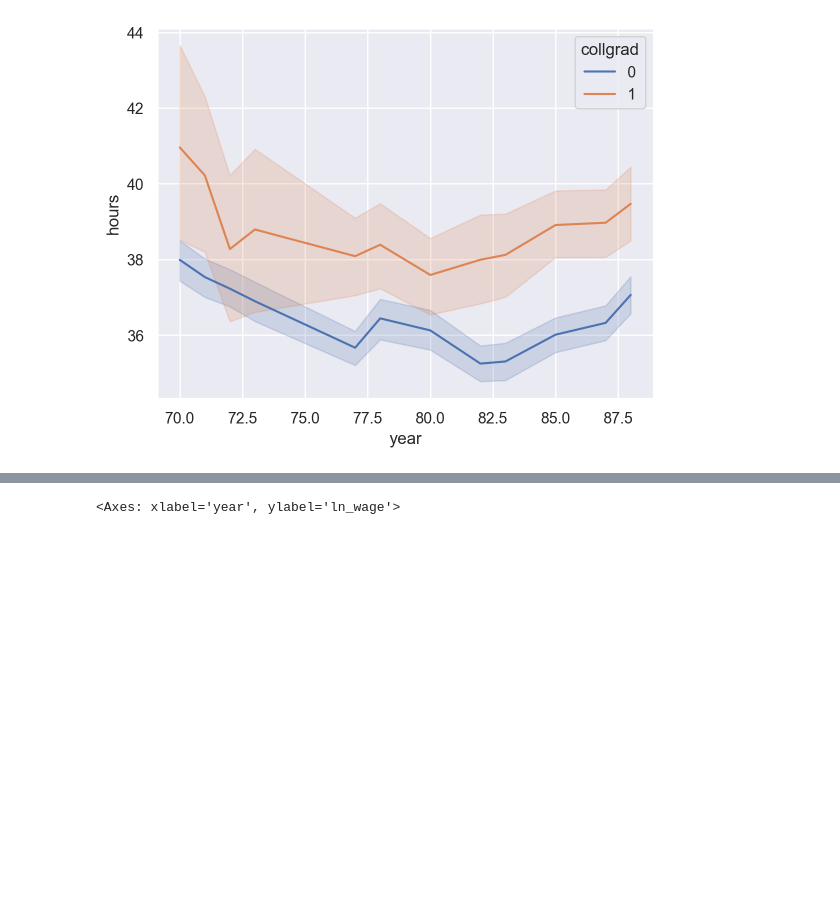
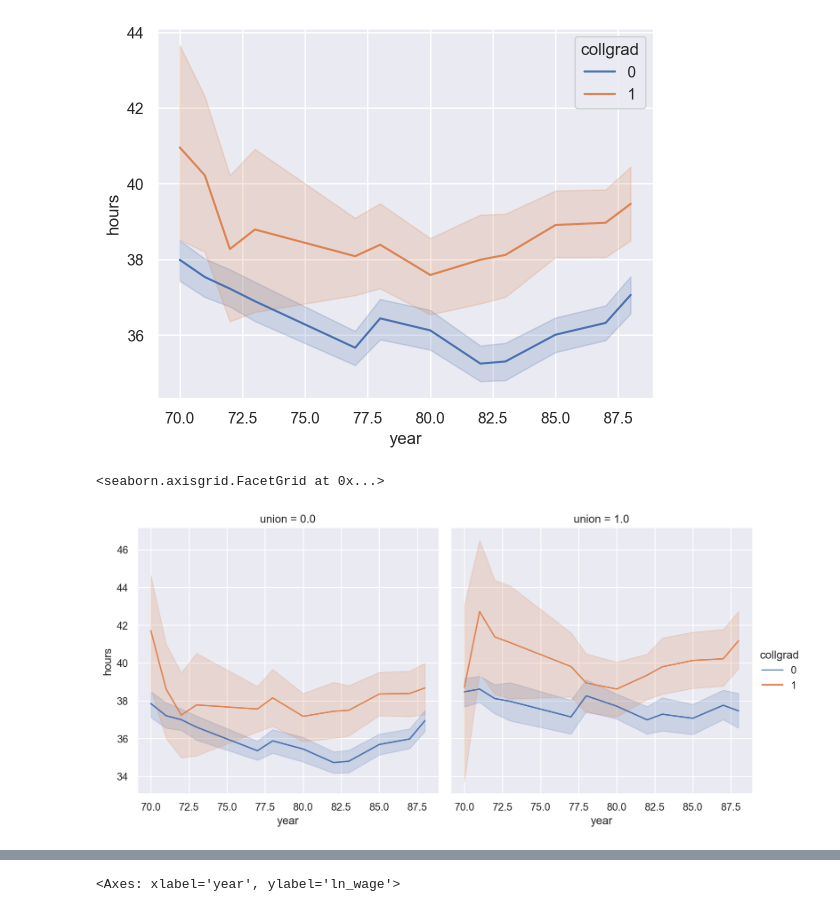
Before and after one commit to LUGOZZI/robot_judge_2023, a Jupyter notebook: homeworks/HW02.ipynb, the cells around one changed output, grey strips where cells are left out. Cells and saved outputs as stored; diff of their text form; code cells hidden in the pictures; blank space fills up the shorter version.

```diff
--- a/homeworks/HW02.ipynb
+++ b/homeworks/HW02.ipynb
@@ -134,6 +150,11 @@ sns.lineplot(data=data_nomissh, x="year", y="hours", hue="collgrad")
 # %% [output]
 <Axes: xlabel='year', ylabel='hours'>
 [figure]
+# %%
+sns.relplot(data=data_nomis3, x="year", y="hours", col="union", hue="collgrad", kind="line")
+# %% [output]
+<seaborn.axisgrid.FacetGrid at 0x...>
+[figure, added]
 # %%
 data_nomis3 = data.dropna(subset=['collgrad', 'union', 'year',"hours"])
 sns.lineplot(data=data_nomis3, x="year", y="hours", hue=data_nomis3[['union', 'collgrad']].apply(tuple, axis=1))
```
Also changed, not shown: parts of 5 cells of this notebook.
